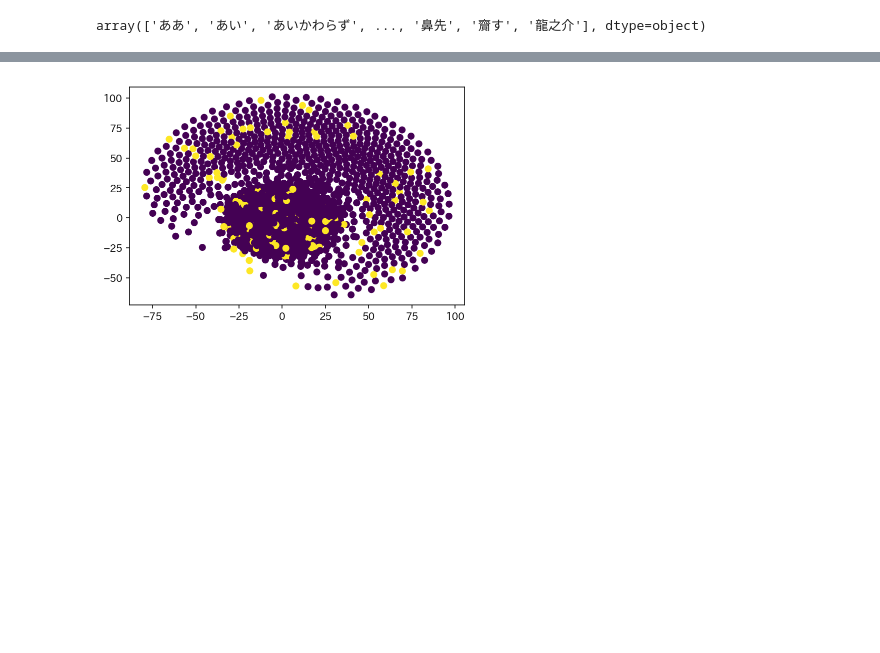
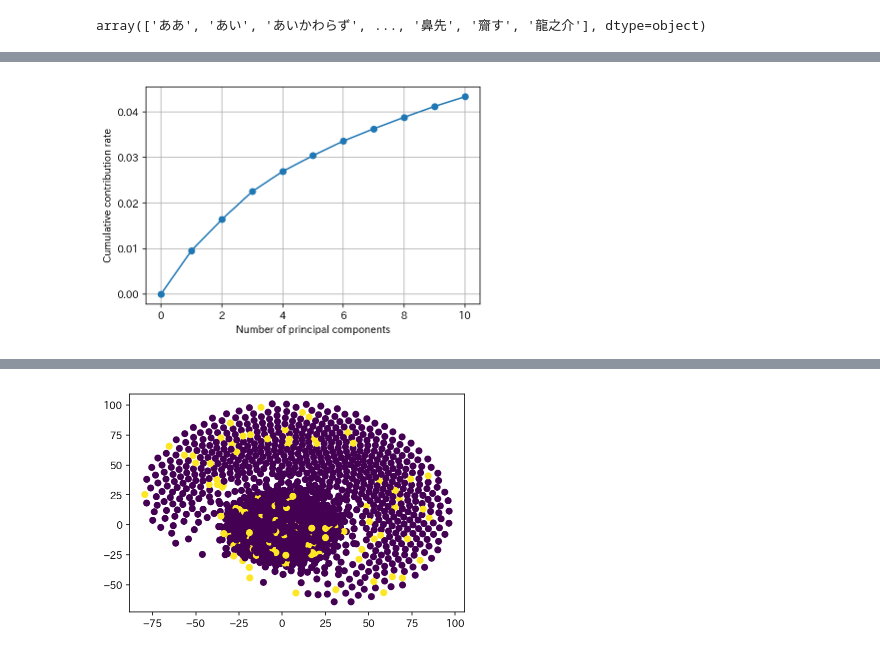
Before and after one commit to a0082273/aozora_bunko, a Jupyter notebook: notebook/make_word_feature.ipynb, the cells around one changed output, grey strips where cells are left out. Cells and saved outputs as stored; diff of their text form; code cells hidden in the pictures; blank space fills up the shorter version.

```diff
--- a/notebook/make_word_feature.ipynb
+++ b/notebook/make_word_feature.ipynb
@@ -184,2 +248,4 @@ tfidf_df
 # %%
 tfidf_df.to_csv("../input/feature_word_count100_tfidf.csv")
+# %%
+tfidf_df = pd.read_csv("../input/feature_word_count100_tfidf.csv", index_col=0)
@@ -185,0 +264,20 @@ tfidf_df.to_csv("../input/feature_word_count100_tfidf.csv")
+# %%
+def pca(df, n_components):
+    df = df.apply(zscore, axis=0)
+    pca = PCA(n_components=n_components)
+    pca.fit(df)
+    reduce = pca.transform(df)
+    reduce = pd.DataFrame(reduce, columns=["tfidf_pca"+str(n_components)+"_"+str(i) for i in range(n_components)])
+
+    plt.gca().get_xaxis().set_major_locator(ticker.MaxNLocator(integer=True))
+    plt.plot([0] + list(np.cumsum(pca.explained_variance_ratio_)), "-o")
+    plt.xlabel("Number of principal components")
+    plt.ylabel("Cumulative contribution rate")
+    plt.grid()
+    plt.show()
+    return reduce
+# %%
+tfidf_pca10 = pca(tfidf_df, 10)
+tfidf_pca10.to_csv("../input/feature_word_count100_tfidf_pca10.csv")
+# %% [output]
+[figure, added]
```
Also changed, not shown: parts of 15 cells of this notebook, 1 other file.
